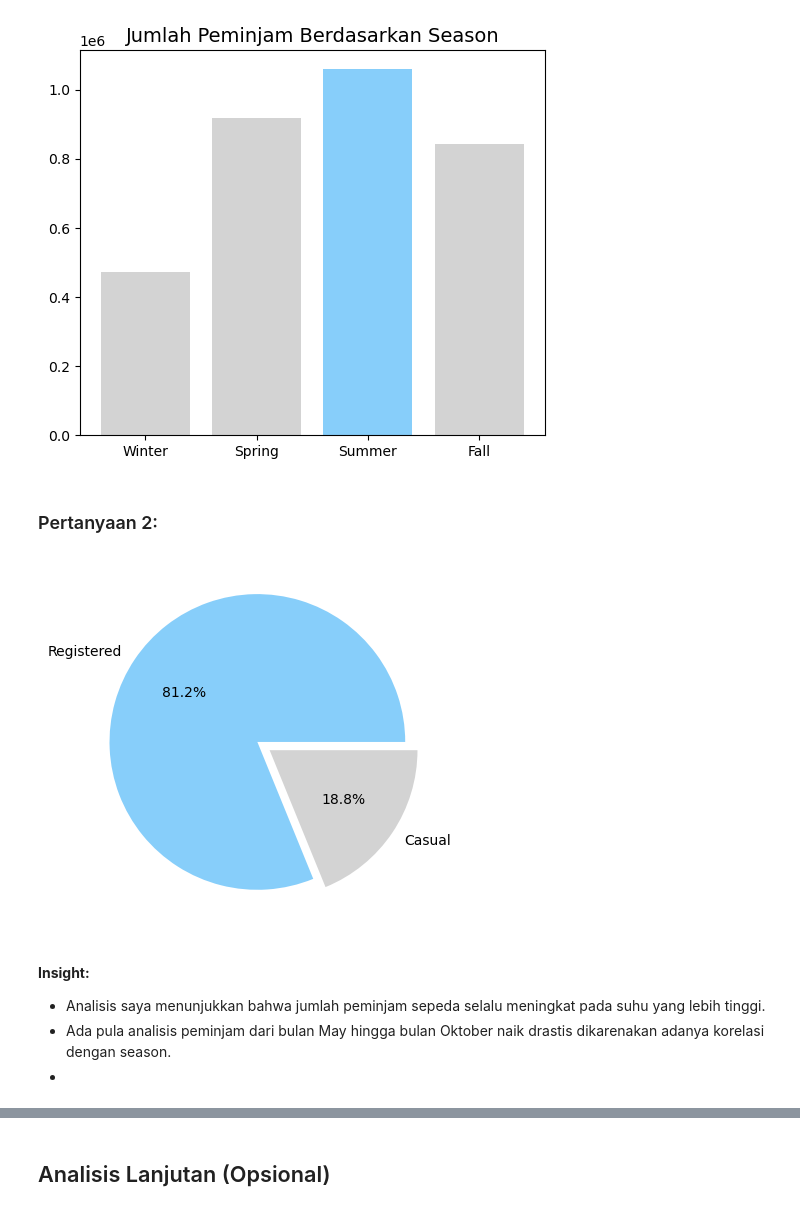
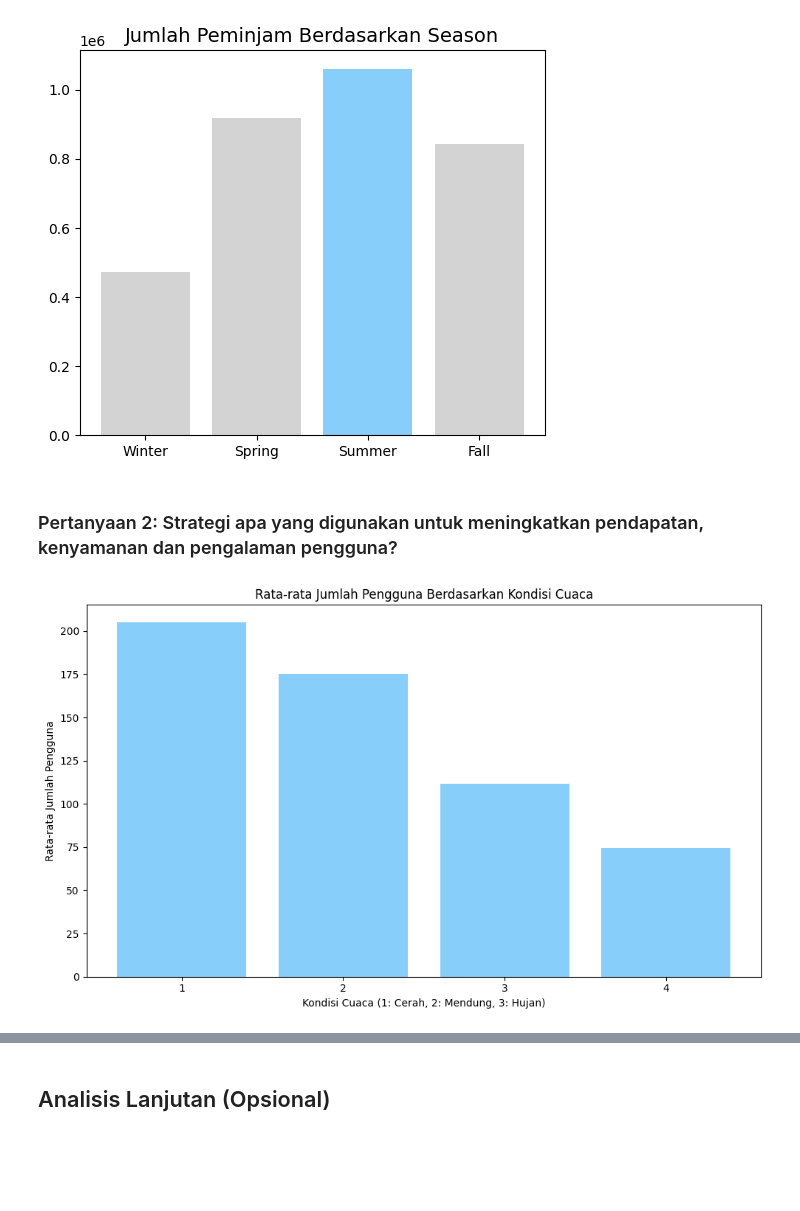
Before and after one commit to DESTYAWANSATRIA/Proyek-Analisis-Data, a Jupyter notebook: notebook.ipynb, the cells around one changed output, grey strips where cells are left out. Drawn from its saved outputs; the diff is of its cells as text; code cells hidden in the pictures; blank space fills up the shorter version.

```diff
--- a/notebook.ipynb
+++ b/notebook.ipynb
@@ -261,0 +285,8 @@ Total Pengguna registered :  2672662
+# %%
+hour_df['dteday'] = pd.to_datetime(hour_df['dteday'])
+hour_df['year_month'] = hour_df['dteday'].dt.to_period('M')
+
+# Menghitung jumlah pengguna terdaftar dan kasual per bulan
+monthly_grouped = hour_df.groupby('year_month').agg({'registered': 'sum', 'casual': 'sum'}).reset_index()
+print("\nJumlah Pengguna Terdaftar dan Kasual per Bulan:")
+print(monthly_grouped)
@@ -310,28 +397,20 @@ plt.xticks([1, 2, 3, 4], ['Winter', 'Spring', 'Summer', 'Fall'])
 plt.show()
 # %% [output]
 [figure]
-# %% [markdown]
-### Pertanyaan 2:
-# %%
-#Visualisasi presentase jumlah peminjam registered dan jumlah peminjam casual
-labels = ("Registered", "Casual")
-votes = (total_registered, total_casual)
-colors = ('#87CEFA', '#D3D3D3')
-explode = (0.1, 0)
-
-plt.pie(
-    x=votes,
-    labels=labels,
-    autopct='%1.1f%%',
-    colors=colors,
-    explode=explode
-)
-plt.show()
-# %% [output]
-[figure, removed]
-# %% [markdown]
-**Insight:**
-
-- Analisis saya menunjukkan bahwa jumlah peminjam sepeda selalu meningkat pada suhu yang lebih tinggi.
-- Ada pula analisis peminjam dari bulan May hingga bulan Oktober naik drastis dikarenakan adanya korelasi dengan season.
--
+# %% [markdown]
+### Pertanyaan 2: Strategi apa yang digunakan untuk meningkatkan pendapatan, kenyamanan dan pengalaman pengguna?
+# %%
+# Menghitung rata-rata jumlah pengguna berdasarkan kondisi cuaca (weathersit)
+weather_grouped = hour_df.groupby('weathersit')['cnt'].mean().reset_index()
+
+# Membuat bar plot
+plt.figure(figsize=(10, 6))
+plt.bar(weather_grouped['weathersit'].astype(str), weather_grouped['cnt'], color='#87CEFA')
+plt.title('Rata-rata Jumlah Pengguna Berdasarkan Kondisi Cuaca')
+plt.xlabel('Kondisi Cuaca (1: Cerah, 2: Mendung, 3: Hujan)')
+plt.ylabel('Rata-rata Jumlah Pengguna')
+plt.xticks(rotation=0)
+plt.tight_layout()
+plt.show()
+# %% [output]
+[figure, added]
```
Also changed, not shown: parts of 33 cells of this notebook.
